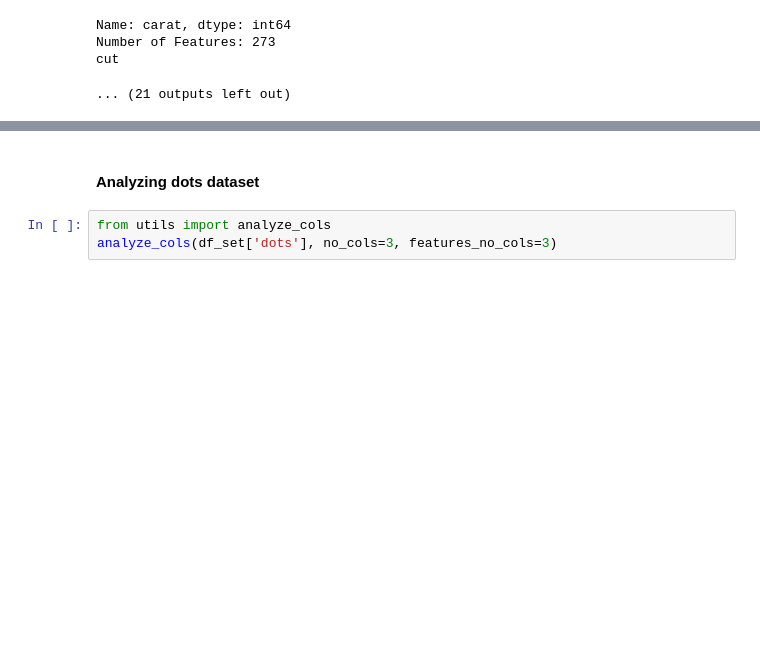
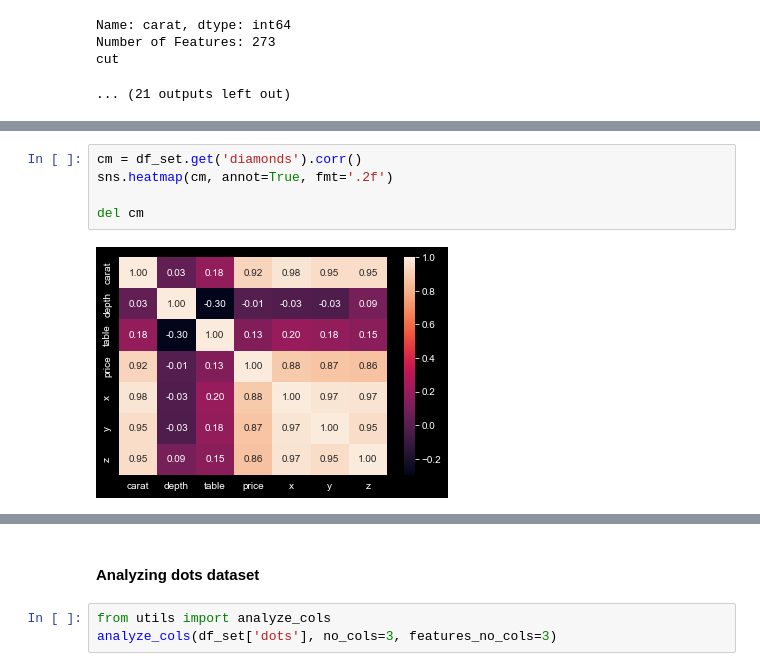
Before and after one commit to Sarath191181208/ML-AI-DataScience, a Jupyter notebook: Understanding Models/main.ipynb, the cells around one changed output, grey strips where cells are left out. Saved outputs shown, nothing was run; the diff lists cells and outputs as text; blank space fills up the shorter version.

```diff
--- a/Understanding Models/main.ipynb
+++ b/Understanding Models/main.ipynb
@@ -456,0 +446,7 @@ cut
+# %%
+cm = df_set.get('diamonds').corr()
+sns.heatmap(cm, annot=True, fmt='.2f')
+
+del cm
+# %% [output]
+[figure, added]
```
Also changed, not shown: parts of 7 cells of this notebook, 1 other file.
